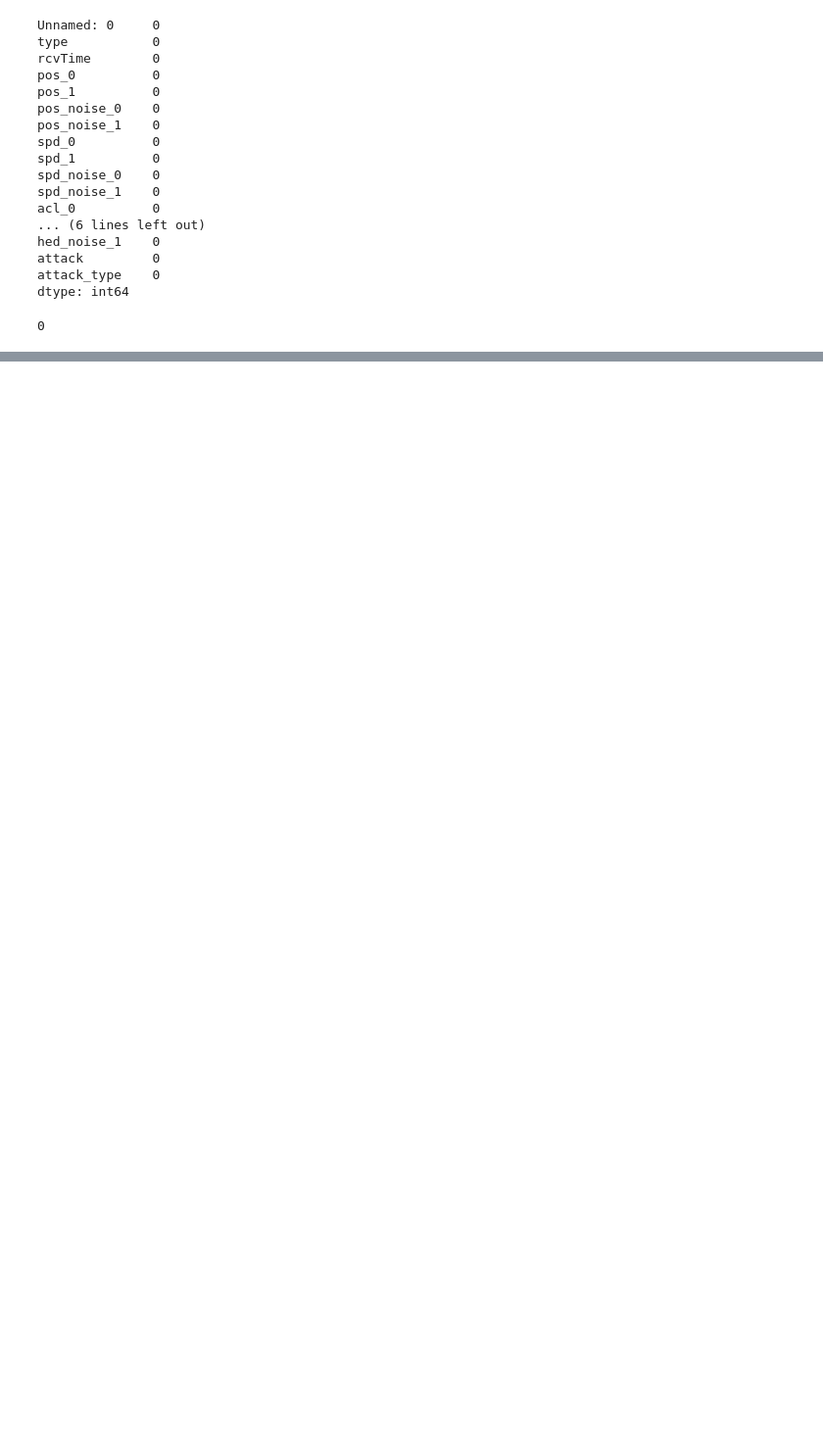
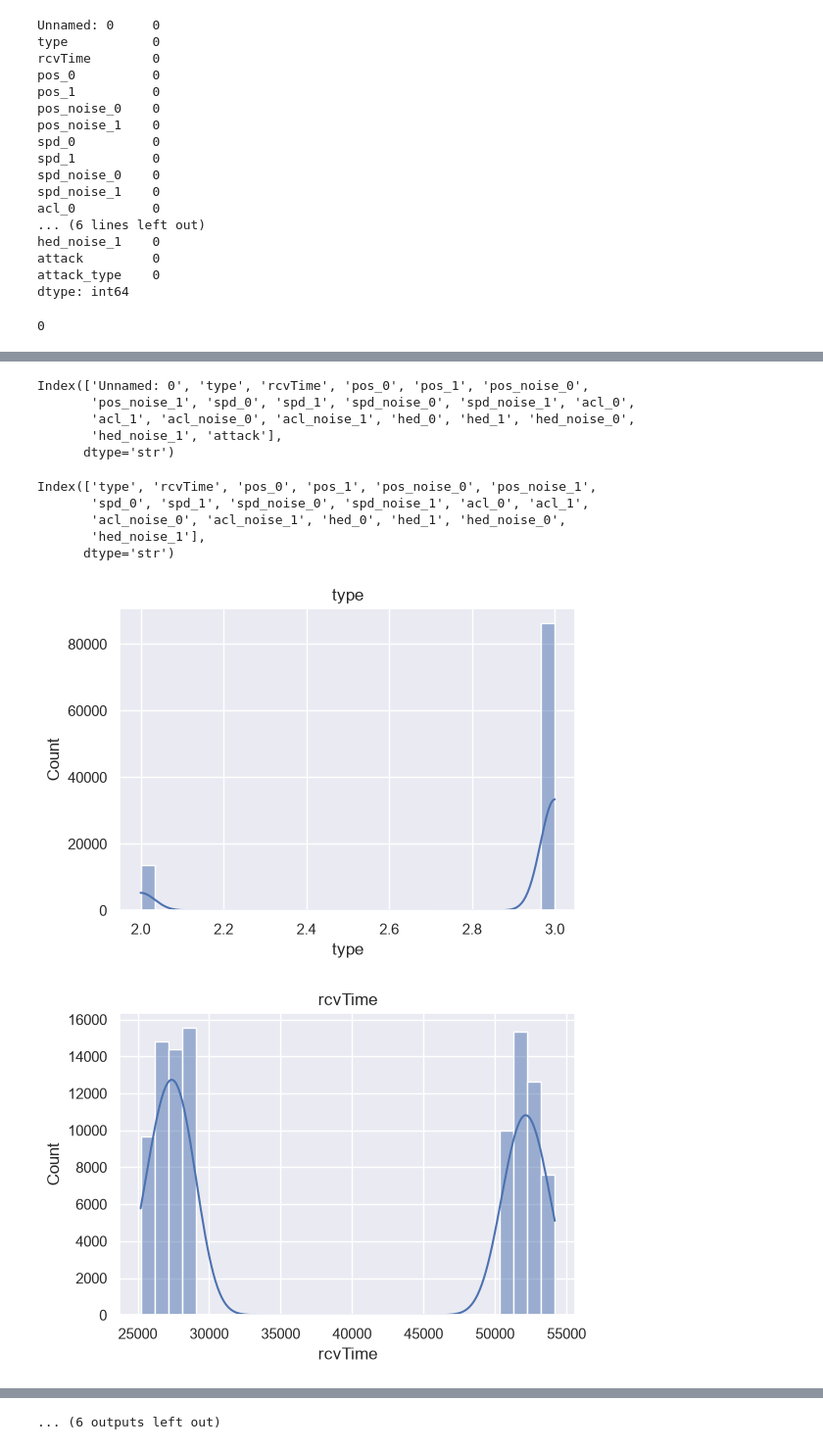
Before and after one commit to DataVineet/LLM-Explainable-Misbehavior-Reporting, a Jupyter notebook: notebooks/02_Exploratory_Data_Analysis.ipynb, the cells around one changed output, grey strips where cells are left out. Shown at 98% size. Cells and saved outputs as stored; diff of their text form; code cells hidden in the pictures; blank space fills up the shorter version.

Commit message:
02_EDA Completed and Outputs Saved

```diff
--- a/notebooks/02_Exploratory_Data_Analysis.ipynb
+++ b/notebooks/02_Exploratory_Data_Analysis.ipynb
@@ -95,0 +241,39 @@ print(df.duplicated().sum())
+# %%
+numeric_cols = df.select_dtypes(include=np.number).columns
+
+numeric_cols
+# %% [output]
+Index(['Unnamed: 0', 'type', 'rcvTime', 'pos_0', 'pos_1', 'pos_noise_0',
+       'pos_noise_1', 'spd_0', 'spd_1', 'spd_noise_0', 'spd_noise_1', 'acl_0',
+       'acl_1', 'acl_noise_0', 'acl_noise_1', 'hed_0', 'hed_1', 'hed_noise_0',
+       'hed_noise_1', 'attack'],
+      dtype='str')
+# %%
+numeric_cols = numeric_cols.drop("attack")
+# %%
+numeric_cols = numeric_cols.drop("Unnamed: 0")
+# %%
+numeric_cols
+# %% [output]
+Index(['type', 'rcvTime', 'pos_0', 'pos_1', 'pos_noise_0', 'pos_noise_1',
+       'spd_0', 'spd_1', 'spd_noise_0', 'spd_noise_1', 'acl_0', 'acl_1',
+       'acl_noise_0', 'acl_noise_1', 'hed_0', 'hed_1', 'hed_noise_0',
+       'hed_noise_1'],
+      dtype='str')
+# %%
+for col in numeric_cols:
+
+    plt.figure(figsize=(6,4))
+
+    sns.histplot(
+        df[col],
+        bins=30,
+        kde=True
+    )
+
+    plt.title(col)
+
+    plt.show()
+# %% [output]
+[figure, added]
+[figure, added]
@@ -95,0 +290 @@ print(df.duplicated().sum())
+... (6 outputs left out)
```
Also changed, not shown: parts of 26 cells of this notebook, 50 other files.
